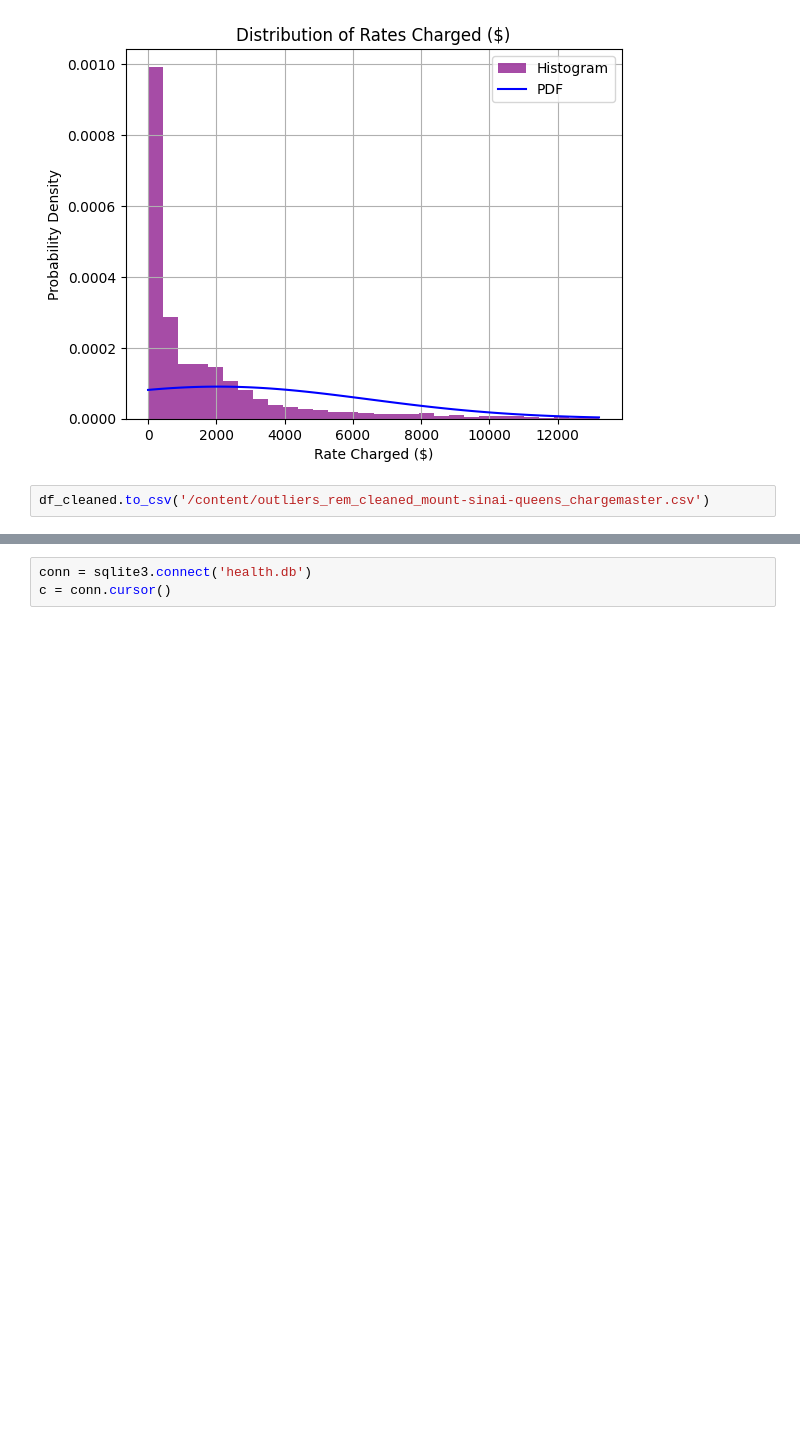
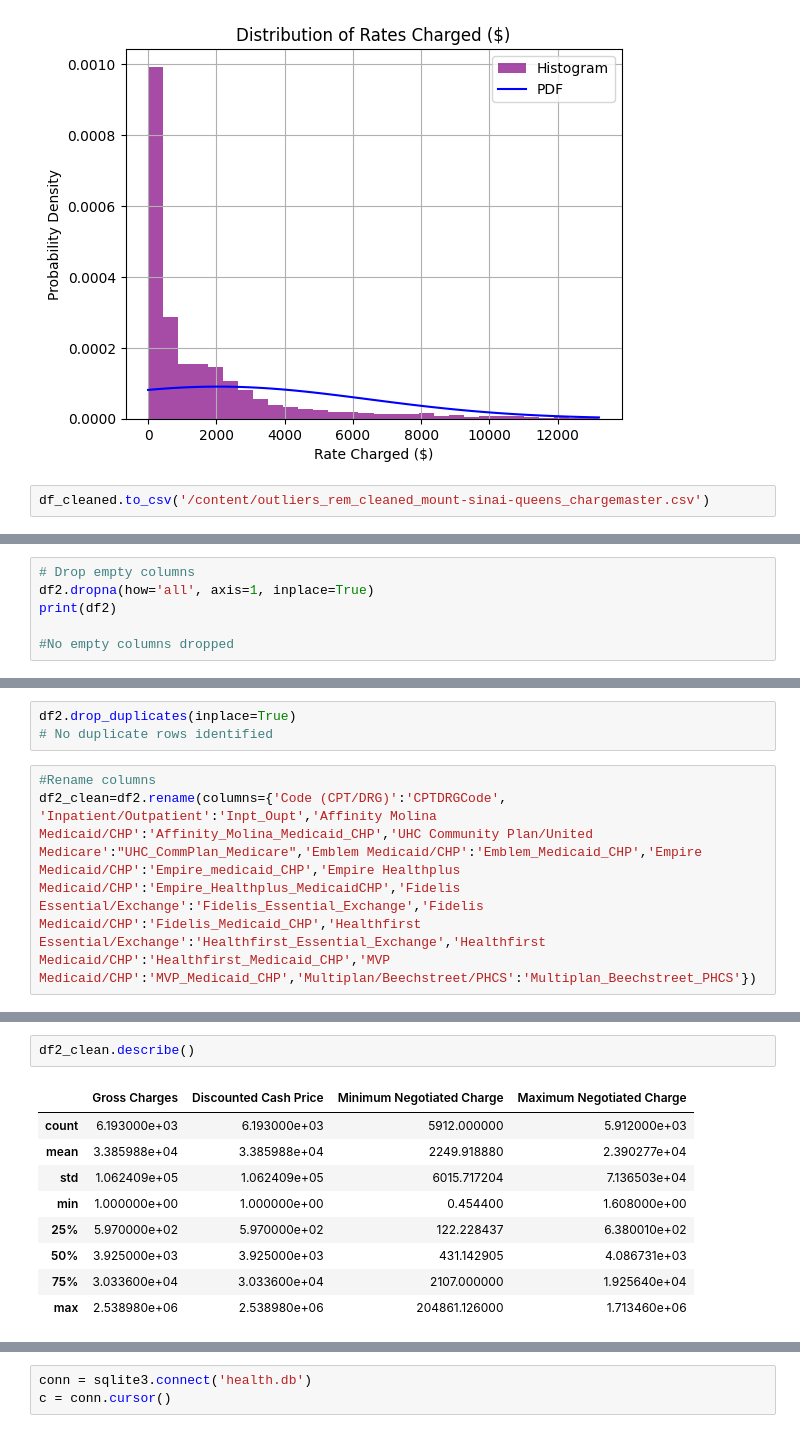
Before and after one commit to bonitr02/sqlite_database_operations, a Jupyter notebook: hha504_assgn3.ipynb, the cells around one changed output, grey strips where cells are left out. Drawn from its saved outputs; the diff is of its cells as text; blank space fills up the shorter version.

```diff
--- a/hha504_assgn3.ipynb
+++ b/hha504_assgn3.ipynb
@@ -285,0 +338,6 @@ df_cleaned.to_csv('/content/outliers_rem_cleaned_mount-sinai-queens_chargemaster
+# %%
+# Drop empty columns
+df2.dropna(how='all', axis=1, inplace=True)
+print(df2)
+
+#No empty columns dropped
@@ -285,0 +348,6 @@ df_cleaned.to_csv('/content/outliers_rem_cleaned_mount-sinai-queens_chargemaster
+# %%
+df2.drop_duplicates(inplace=True)
+# No duplicate rows identified
+# %%
+#Rename columns
+df2_clean=df2.rename(columns={'Code (CPT/DRG)':'CPTDRGCode', 'Inpatient/Outpatient':'Inpt_Oupt','Affinity Molina Medicaid/CHP':'Affinity_Molina_Medicaid_CHP','UHC Community Plan/United Medicare':"UHC_CommPlan_Medicare",'Emblem Medicaid/CHP':'Emblem_Medicaid_CHP','Empire Medicaid/CHP':'Empire_medicaid_CHP','Empire Healthplus Medicaid/CHP':'Empire_Healthplus_MedicaidCHP','Fidelis Essential/Exchange':'Fidelis_Essential_Exchange','Fidelis Medicaid/CHP':'Fidelis_Medicaid_CHP','Healthfirst Essential/Exchange':'Healthfirst_Essential_Exchange','Healthfirst Medicaid/CHP':'Healthfirst_Medicaid_CHP','MVP Medicaid/CHP':'MVP_Medicaid_CHP','Multiplan/Beechstreet/PHCS':'Multiplan_Beechstreet_PHCS'})
@@ -285,0 +394,12 @@ df_cleaned.to_csv('/content/outliers_rem_cleaned_mount-sinai-queens_chargemaster
+# %%
+df2_clean.describe()
+# %% [output]
+|  | Gross Charges | Discounted Cash Price | Minimum Negotiated Charge | Maximum Negotiated Charge |
+| count | 6.193000e+03 | 6.193000e+03 | 5912.000000 | 5.912000e+03 |
+| mean | 3.385988e+04 | 3.385988e+04 | 2249.918880 | 2.390277e+04 |
+| std | 1.062409e+05 | 1.062409e+05 | 6015.717204 | 7.136503e+04 |
+| min | 1.000000e+00 | 1.000000e+00 | 0.454400 | 1.608000e+00 |
+| 25% | 5.970000e+02 | 5.970000e+02 | 122.228437 | 6.380010e+02 |
+| 50% | 3.925000e+03 | 3.925000e+03 | 431.142905 | 4.086731e+03 |
+| 75% | 3.033600e+04 | 3.033600e+04 | 2107.000000 | 1.925640e+04 |
+| max | 2.538980e+06 | 2.538980e+06 | 204861.126000 | 1.713460e+06 |
```
Also changed, not shown: parts of 71 cells of this notebook.
